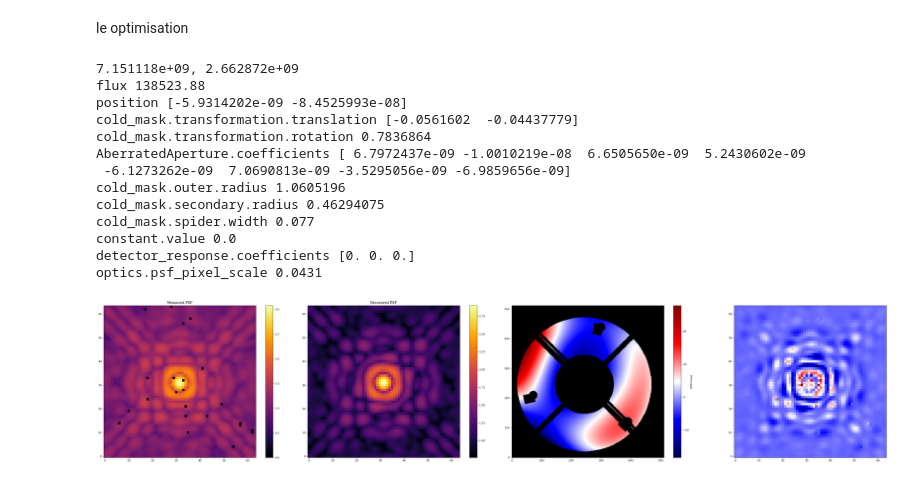
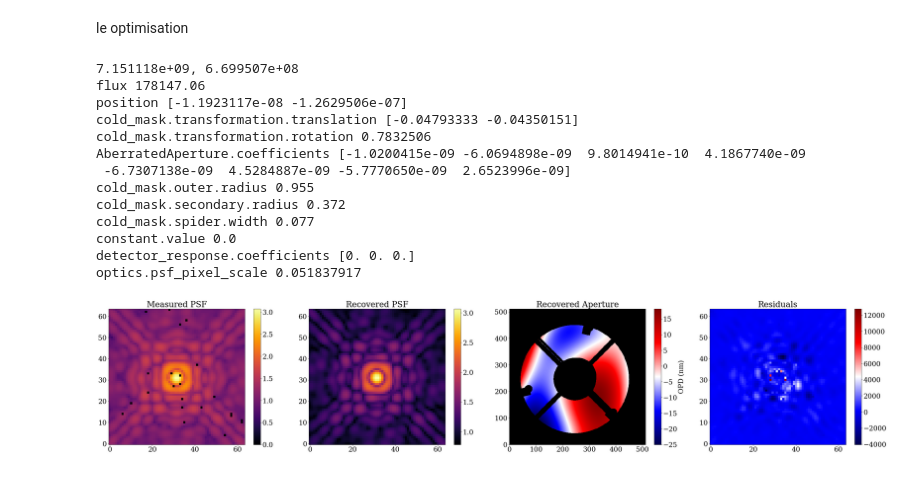
Before and after one commit to h-greer/hubble, a Jupyter notebook: notebooks/single-image.ipynb, the cells around one changed output. Drawn from its saved outputs; the diff is of its cells as text; code cells hidden in the pictures.

```diff
--- a/notebooks/single-image.ipynb
+++ b/notebooks/single-image.ipynb
@@ -43,6 +43,7 @@ plt.rcParams['image.cmap'] = 'inferno'
 plt.rcParams["font.family"] = "serif"
 plt.rcParams["image.origin"] = 'lower'
 plt.rcParams['figure.dpi'] = 72
+plt.rcParams["font.size"] = 24
 # %% [markdown]
 data loading
 # %%
@@ -122,7 +123,7 @@ optics = dl.AngularOpticalSystem(
         )
     ],
     wid,
-    0.0431,
+    0.043,
     oversample
 )
 
@@ -232,14 +233,14 @@ optimisers = [
     optax.adam(1e-3),
     optax.adam(5e-4),
     optax.adam(1e-10),
-    optax.adam(1e-3),
+    optax.adam(0e-3),
     #optax.adam(1e-3),
     #optax.adam(1e-4),
     #optax.adam(1e-3),
     optax.adam(0e-2),
     optax.adam(0e-3),
     optax.adam(0e-10),
-    optax.adam(0e-2)
+    optax.adam(1e-2)
     #optax.adam(1e-2)
     #optax.adam(pixel_opt)
 ]
@@ -274,43 +275,45 @@ for g in groups:
 fig, axs = plt.subplots(1,4, figsize=(40,8))
 
 fig.tight_layout()
 
 coords = dlu.pixel_coords(512, 2.4)
 cd=axs[0].imshow((cropped_data)**0.125)
 plt.colorbar(cd,ax=axs[0])
 tl=axs[1].imshow((telescope.model())**0.125)
 plt.colorbar(tl,ax=axs[1])
 #axs[2].imshow(cropped_err)
 cmap = matplotlib.colormaps['seismic']
 cmap.set_bad('k',1)
 support = telescope.optics.transmission(coords,2.4/512)
 support_mask = support.at[support < .5].set(np.nan)
 
 opd = telescope.optics.AberratedAperture.eval_basis(coords)
 apt =axs[2].imshow(support_mask*opd*1e9,cmap=cmap)
 plt.colorbar(apt, ax=axs[2]).set_label("OPD (nm)")
 #axs[4].imshow(telescope.detector.pixel_response.pixel_response)
-axs[3].imshow((cropped_data - telescope.model())/cropped_err, cmap='seismic')
+resid=axs[3].imshow((cropped_data - telescope.model())/cropped_err, cmap='seismic')
+plt.colorbar(resid,ax=axs[3])
 
 axs[0].set_title("Measured PSF")
 axs[1].set_title("Recovered PSF")
-axs[2].set_title("")
+axs[2].set_title("Recovered Aperture")
+axs[3].set_title("Residuals")
 
 #axs[1].imshow(telescope.optics.aberrations.eval_basis(coords)*1e9)
 plt.show()
 #plt.imshow(np.abs(telescope.model()-cropped_data)**0.25)
 # %% [output]
-7.151118e+09, 2.662872e+09
-flux 138523.88
-position [-5.9314202e-09 -8.4525993e-08]
-cold_mask.transformation.translation [-0.0561602  -0.04437779]
-cold_mask.transformation.rotation 0.7836864
-AberratedAperture.coefficients [ 6.7972437e-09 -1.0010219e-08  6.6505650e-09  5.2430602e-09
- -6.1273262e-09  7.0690813e-09 -3.5295056e-09 -6.9859656e-09]
-cold_mask.outer.radius 1.0605196
-cold_mask.secondary.radius 0.46294075
+7.151118e+09, 6.699507e+08
+flux 178147.06
+position [-1.1923117e-08 -1.2629506e-07]
+cold_mask.transformation.translation [-0.04793333 -0.04350151]
+cold_mask.transformation.rotation 0.7832506
+AberratedAperture.coefficients [-1.0200415e-09 -6.0694898e-09  9.8014941e-10  4.1867740e-09
+ -6.7307138e-09  4.5284887e-09 -5.7770650e-09  2.6523996e-09]
+cold_mask.outer.radius 0.955
+cold_mask.secondary.radius 0.372
 cold_mask.spider.width 0.077
 constant.value 0.0
 detector_response.coefficients [0. 0. 0.]
-optics.psf_pixel_scale 0.0431
+optics.psf_pixel_scale 0.051837917
-[figure, old version]
+[figure, new version]
```
